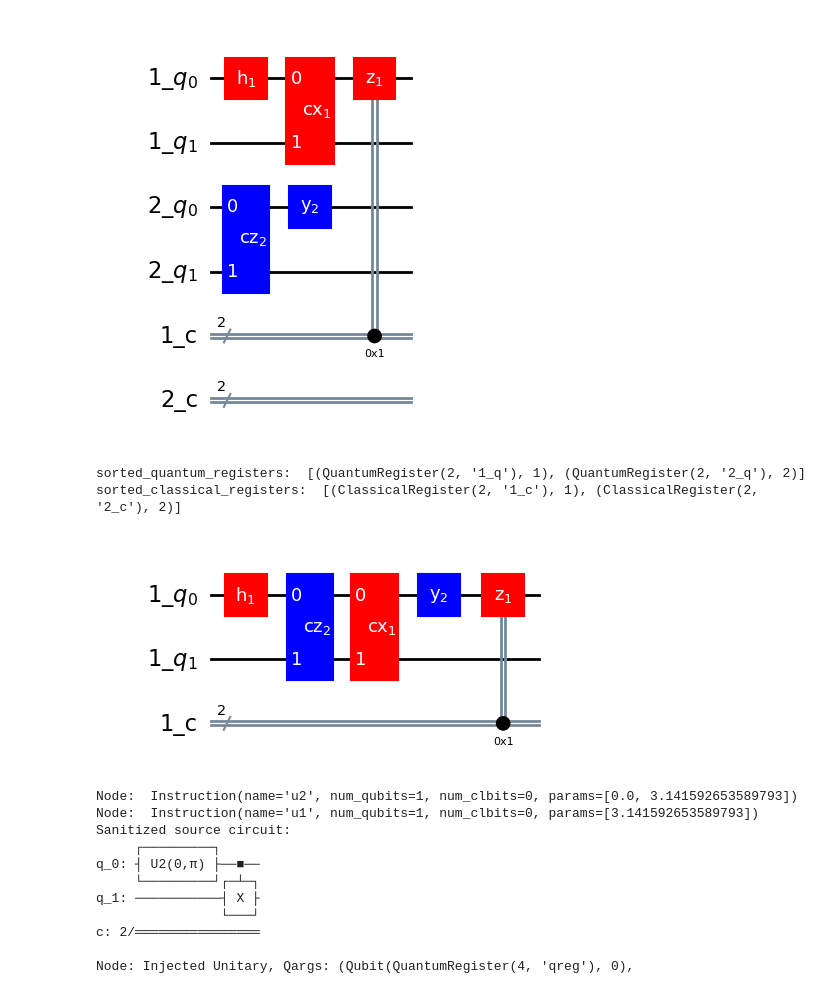
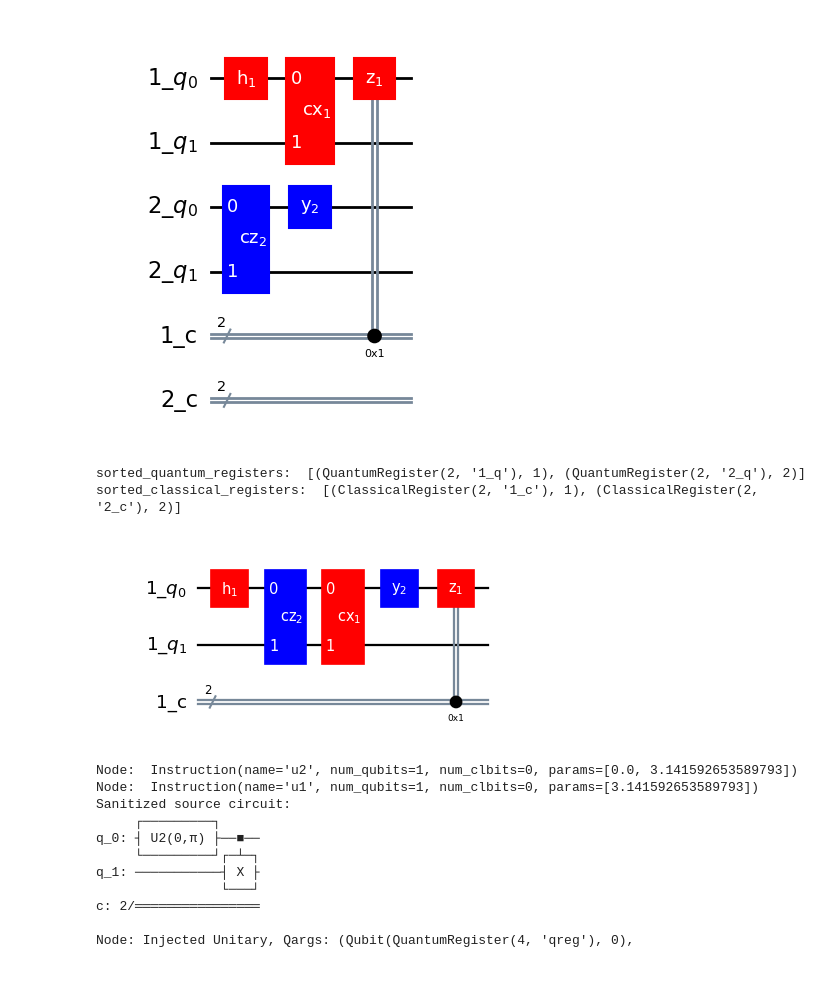
Before and after one commit to sola-st/qite-quantum-platform-testing, a Jupyter notebook: notebooks/011_Dag_Manipulation.ipynb, the cells around one changed output. Drawn from its saved outputs; the diff is of its cells as text; code cells hidden in the pictures.

```diff
--- a/notebooks/011_Dag_Manipulation.ipynb
+++ b/notebooks/011_Dag_Manipulation.ipynb
@@ -208,20 +223,28 @@ qc_viz.draw("mpl",
 # %%
 from generators.knitting.interleaved_knitter import InterleavedKnitter
 
 ik = InterleavedKnitter(qc_1, qc_2)
 qc_combine_interleaved = ik.combine_circuits()
 
 qc_viz_interleaved = ik.get_viz_circuit()
 displaytext_interleaved = ik.get_viz_map_name_to_text()
 displaycolor_interleaved = ik.get_viz_map_name_to_color()
 qc_viz_interleaved.draw("mpl",
                         style={
                             "displaytext": displaytext_interleaved,
                             "displaycolor": displaycolor_interleaved})
+
+fig, ax = plt.subplots(figsize=(5, 3))
+qc_viz_interleaved.draw(
+    "mpl", ax=ax,
+    style={"displaytext": displaytext_interleaved,
+           "displaycolor": displaycolor_interleaved})
+plt.show()
+fig.savefig('images/stitching_qc_interleaved.png')
 # %% [output]
 sorted_quantum_registers:  [(QuantumRegister(2, '1_q'), 1), (QuantumRegister(2, '2_q'), 2)]
 sorted_classical_registers:  [(ClassicalRegister(2, '1_c'), 1), (ClassicalRegister(2, '2_c'), 2)]
-[figure, old version]
+[figure, new version]
 # %%
 from generators.knitting.unitary_knitter import UnitaryKnitter
 
```
Also changed, not shown: parts of 1 cell of this notebook, 3 other files.
